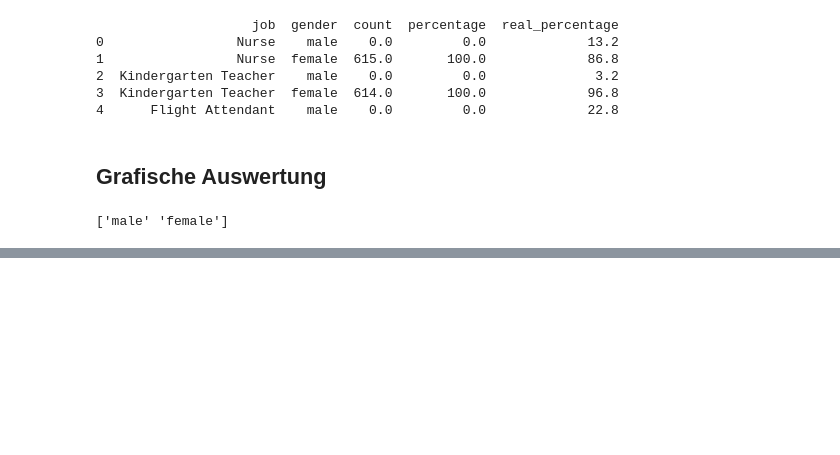
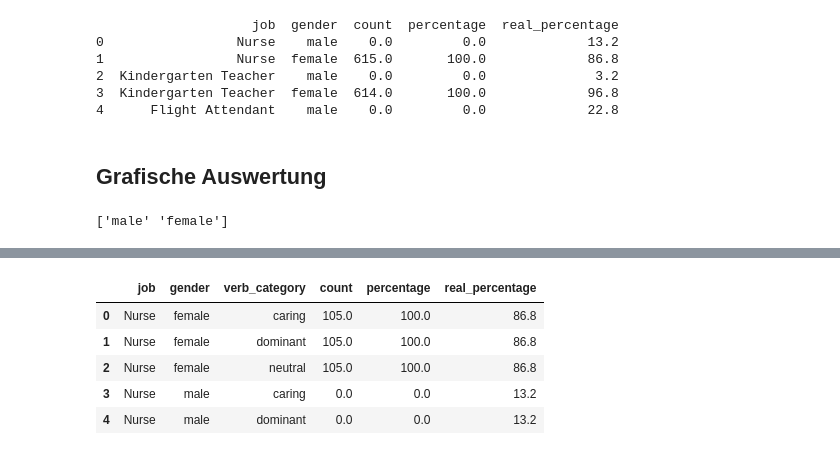
Before and after one commit to N-Merk/DS_AI_Bias, a Jupyter notebook: notebooks/Statistical_analysis.ipynb, the cells around one changed output, grey strips where cells are left out. Saved outputs shown, nothing was run; the diff lists cells and outputs as text; code cells hidden in the pictures; blank space fills up the shorter version.

```diff
--- a/notebooks/Statistical_analysis.ipynb
+++ b/notebooks/Statistical_analysis.ipynb
@@ -244,0 +320,22 @@ plt.show()
+# %%
+# Realwerte vorbereiten
+df_real_female = df_real[["job", "percent_female"]].copy()
+df_real_female["gender"] = "female"
+df_real_female = df_real_female.rename(columns={"percent_female": "real_percentage"})
+
+df_real_male = df_real[["job", "percent_female"]].copy()
+df_real_male["gender"] = "male"
+df_real_male["real_percentage"] = 100 - df_real_male["percent_female"]
+
+df_real_expanded = pd.concat([df_real_female, df_real_male], ignore_index=True)[["job", "gender", "real_percentage"]]
+
+# Merge real_percentage zu gender_counts_full
+gender_counts_full = gender_counts_full.merge(df_real_expanded, on=["job", "gender"], how="left")
+gender_counts_full.head()
+# %% [output]
+|  | job | gender | verb_category | count | percentage | real_percentage |
+| 0 | Nurse | female | caring | 105.0 | 100.0 | 86.8 |
+| 1 | Nurse | female | dominant | 105.0 | 100.0 | 86.8 |
+| 2 | Nurse | female | neutral | 105.0 | 100.0 | 86.8 |
+| 3 | Nurse | male | caring | 0.0 | 0.0 | 13.2 |
+| 4 | Nurse | male | dominant | 0.0 | 0.0 | 13.2 |
```
Also changed, not shown: parts of 8 cells of this notebook, 1 other file.
